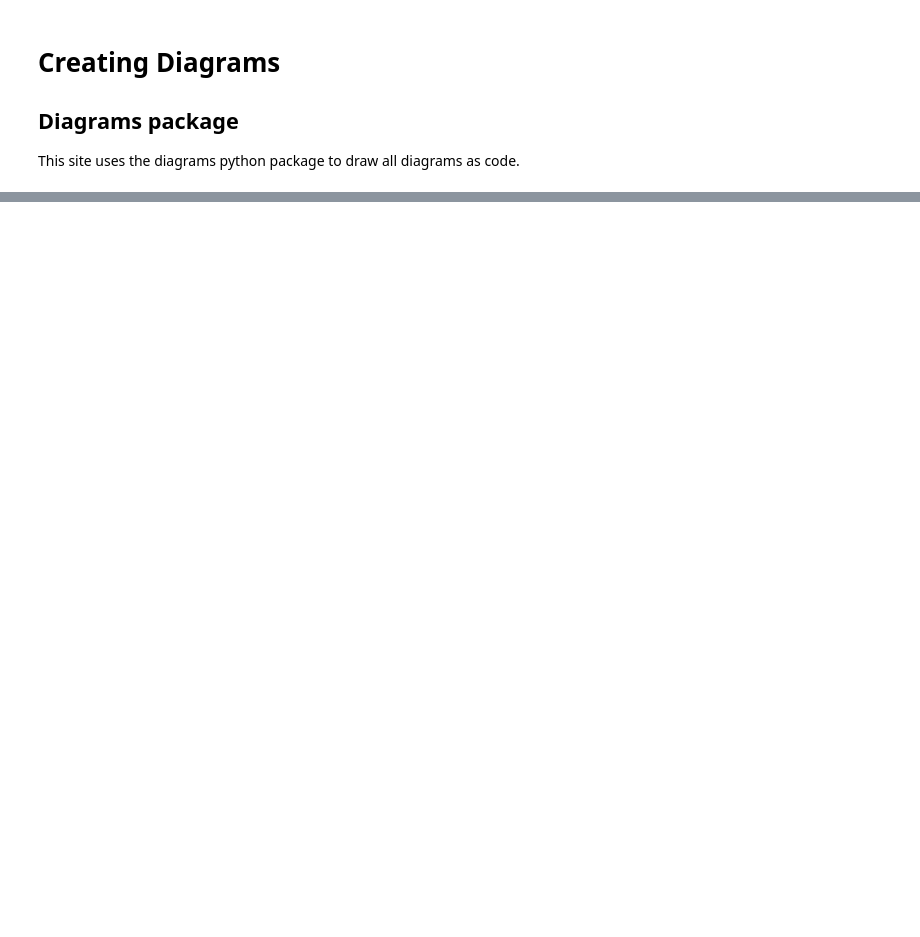
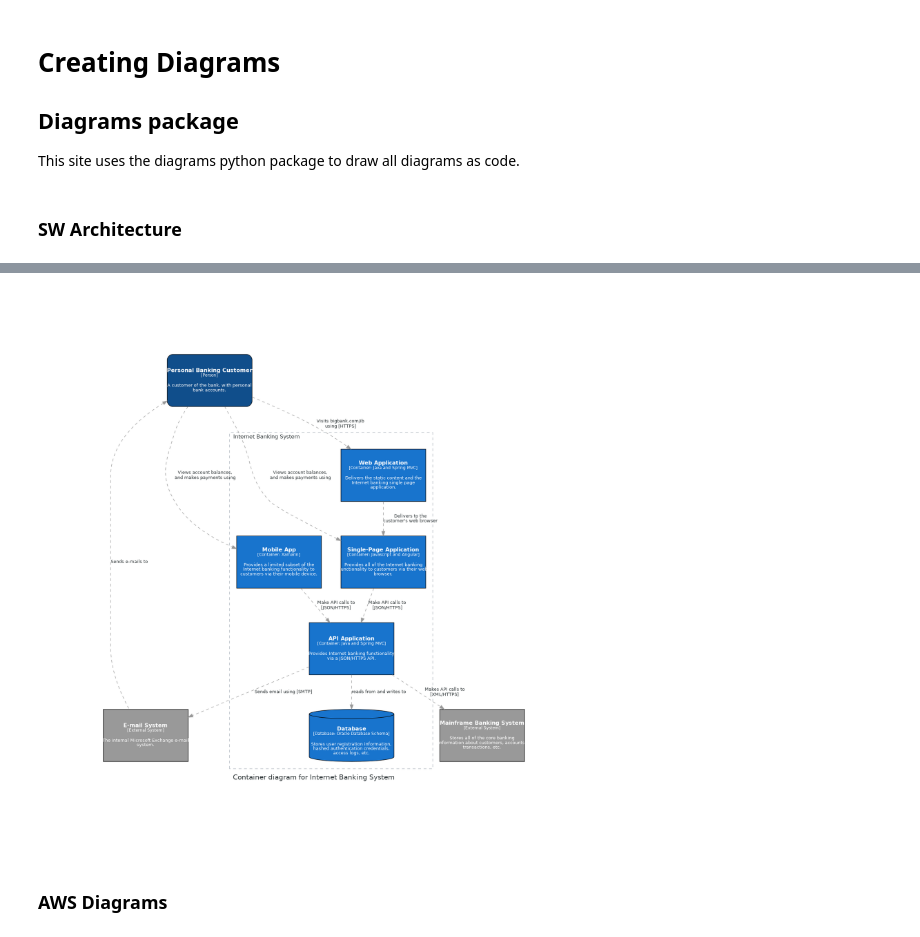
Before and after one commit to pantelis/aiml-common, a Jupyter notebook: resources/diagramms/index.ipynb, the cells around one changed output, grey strips where cells are left out. Saved outputs shown, nothing was run; the diff lists cells and outputs as text; code cells hidden in the pictures; blank space fills up the shorter version.

```diff
--- a/resources/diagramms/index.ipynb
+++ b/resources/diagramms/index.ipynb
@@ -4,3 +4,69 @@
 
 ## Diagrams package
 This site uses the diagrams python package to draw all diagrams as code.
+# %% [markdown]
+### SW Architecture
+# %%
+from diagrams import Diagram
+from diagrams.c4 import Person, Container, Database, System, SystemBoundary, Relationship
+
+graph_attr = {
+    "splines": "spline",
+}
+
+with Diagram("Container diagram for Internet Banking System", direction="TB", graph_attr=graph_attr) as diag:
+    customer = Person(
+        name="Personal Banking Customer", description="A customer of the bank, with personal bank accounts."
+    )
+
+    with SystemBoundary("Internet Banking System"):
+        webapp = Container(
+            name="Web Application",
+            technology="Java and Spring MVC",
+            description="Delivers the static content and the Internet banking single page application.",
+        )
+
+        spa = Container(
+            name="Single-Page Application",
+            technology="Javascript and Angular",
+            description="Provides all of the Internet banking functionality to customers via their web browser.",
+        )
+
+        mobileapp = Container(
+            name="Mobile App",
+            technology="Xamarin",
+            description="Provides a limited subset of the Internet banking functionality to customers via their mobile device.",
+        )
+
+        api = Container(
+            name="API Application",
+            technology="Java and Spring MVC",
+            description="Provides Internet banking functionality via a JSON/HTTPS API.",
+        )
+
+        database = Database(
+            name="Database",
+            technology="Oracle Database Schema",
+            description="Stores user registration information, hashed authentication credentials, access logs, etc.",
+        )
+
+    email = System(name="E-mail System", description="The internal Microsoft Exchange e-mail system.", external=True)
+
+    mainframe = System(
+        name="Mainframe Banking System",
+        description="Stores all of the core banking information about customers, accounts, transactions, etc.",
+        external=True,
+    )
+
+    customer >> Relationship("Visits bigbank.com/ib using [HTTPS]") >> webapp
+    customer >> Relationship("Views account balances, and makes payments using") >> [spa, mobileapp]
+    webapp >> Relationship("Delivers to the customer's web browser") >> spa
+    spa >> Relationship("Make API calls to [JSON/HTTPS]") >> api
+    mobileapp >> Relationship("Make API calls to [JSON/HTTPS]") >> api
+
+    api >> Relationship("reads from and writes to") >> database
+    api >> Relationship("Sends email using [SMTP]") >> email
+    api >> Relationship("Makes API calls to [XML/HTTPS]") >> mainframe
+    customer << Relationship("Sends e-mails to") << email
+diag
+# %% [output]
@@ -7,3 +78,6 @@ This site uses the diagrams python package to draw all diagrams as code.
+[figure, added]
+# %% [markdown]
+### AWS Diagrams
 # %%
 from diagrams import Cluster, Diagram
 from diagrams.aws.compute import ECS
```
Also changed, not shown: parts of 4 cells of this notebook, 13 other files.
